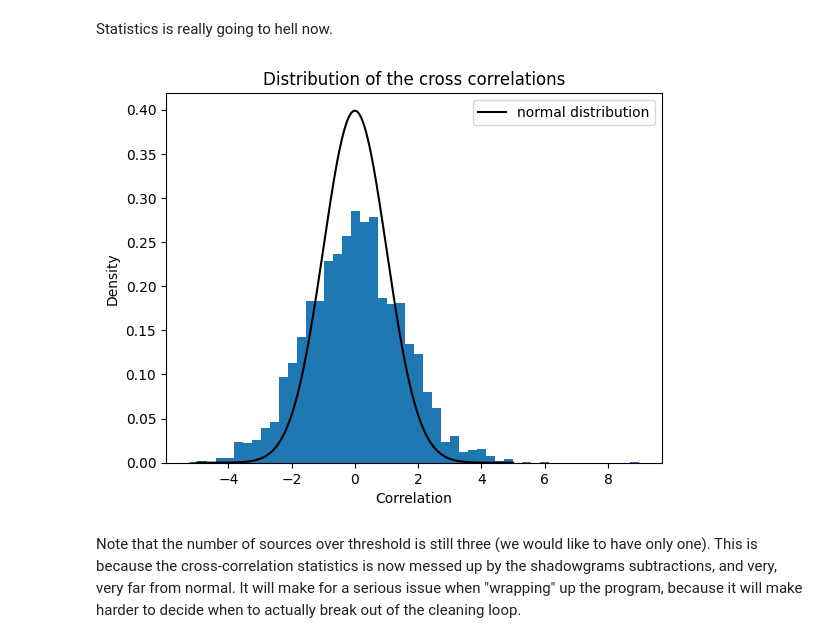
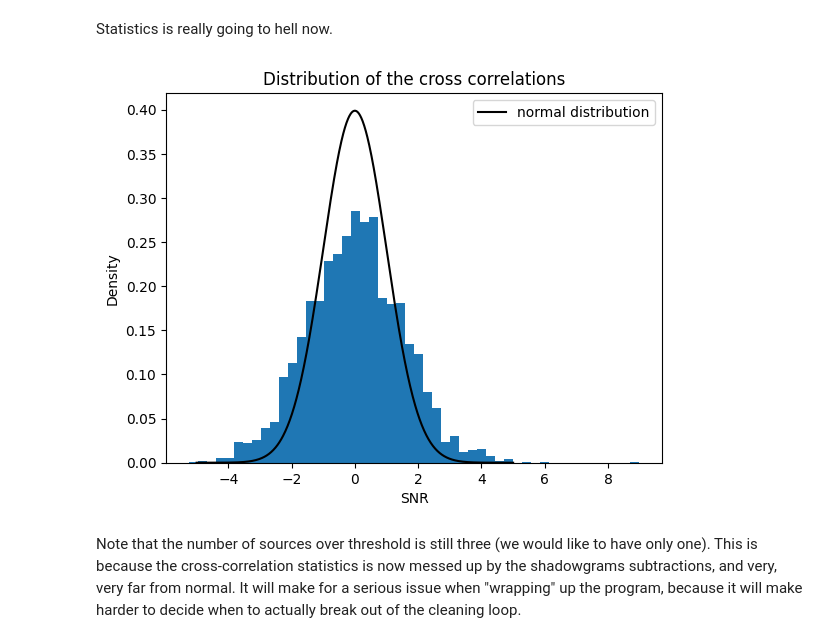
Before and after one commit to peppedilillo/masks, a Jupyter notebook: notebooks/iros.ipynb, the cells around one changed output. Cells and saved outputs as stored; diff of their text form; code cells hidden in the pictures.

```diff
--- a/notebooks/iros.ipynb
+++ b/notebooks/iros.ipynb
@@ -249,15 +249,15 @@ Statistics is really going to hell now.
 # %%
 from scipy.stats import norm
 
 plt.hist(snr_cc.reshape(-1), bins=50, density= True)
 plt.plot(x:= np.linspace(-5, +5, 1000), norm.pdf(x), color="k", label="normal distribution")
 plt.title("Distribution of the cross correlations")
-plt.xlabel("Correlation")
+plt.xlabel("SNR")
 plt.ylabel("Density")
 plt.legend()
 plt.show()
 # %% [output]
-[figure, old version]
+[figure, new version]
 # %% [markdown]
 Note that the number of sources over threshold is still three (we would like to have only one). This is because the cross-correlation statistics is now messed up by the shadowgrams subtractions, and very, very far from normal. It will make for a serious issue when "wrapping" up the program, because it will make harder to decide when to actually break out of the cleaning loop.
 # %%
```
Also changed, not shown: parts of 2 cells of this notebook.
